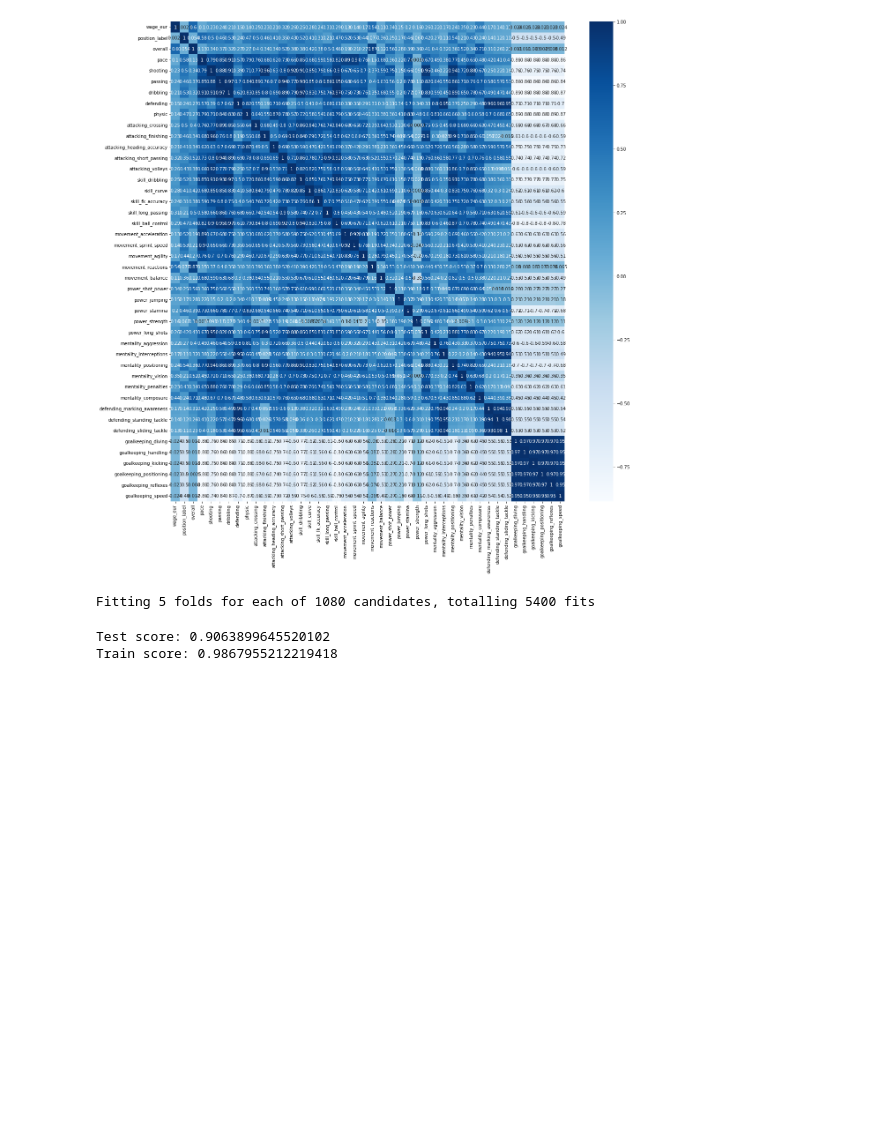
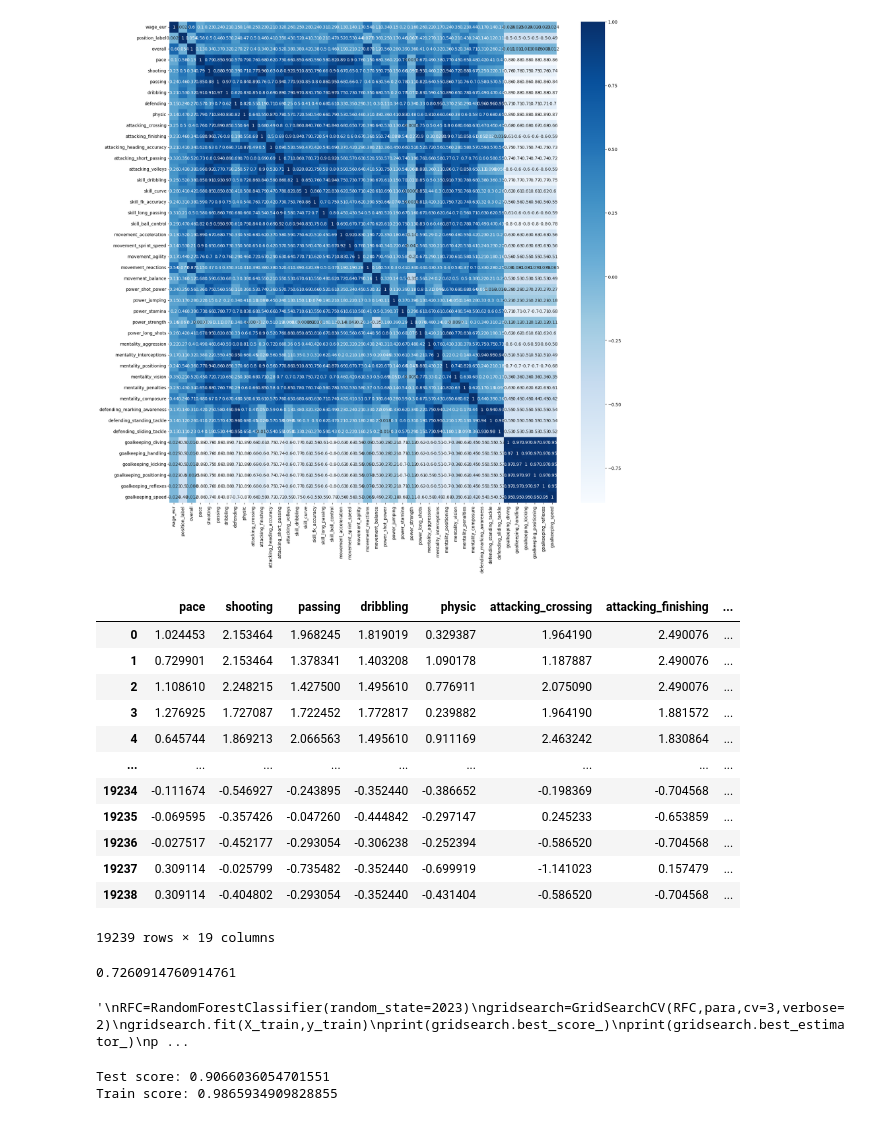
Before and after one commit to louisexpc/FIFA22-machine-learning, a Jupyter notebook: final_project.ipynb, the cells around one changed output. Cells and saved outputs as stored; diff of their text form; code cells hidden in the pictures; blank space fills up the shorter version.

```diff
--- a/final_project.ipynb
+++ b/final_project.ipynb
@@ -267,41 +273,78 @@ Position:  Index(['position_label', 'pace', 'shooting', 'passing', 'dribbling',
 # %%
 #position classification
 from sklearn.ensemble import RandomForestClassifier
 from sklearn.model_selection import GridSearchCV, train_test_split
+from sklearn.preprocessing import StandardScaler
 index=['pace', 'shooting', 'passing', 'dribbling', 'physic',
        'attacking_crossing', 'attacking_finishing', 'skill_dribbling',
        'skill_ball_control', 'movement_acceleration', 'movement_sprint_speed',
        'power_stamina', 'mentality_positioning', 'goalkeeping_diving',
        'goalkeeping_handling', 'goalkeeping_kicking',
        'goalkeeping_positioning', 'goalkeeping_reflexes', 'goalkeeping_speed']
-para={"max_features":["log2","sqrt"],"n_estimators":range(100,1000,100),"criterion":["gini", "entropy", "log_loss"],"max_depth":range(1,100,5)}
+para={"max_features":["log2","sqrt"],"n_estimators":range(500,1000,100),"criterion":["gini", "entropy", "log_loss"],"max_depth":range(1,101,20)}#,"max_depth":range(1,101,20)
 y=players_22['position_label']
 x=players_22[index].fillna(0)
-X_train,X_test,y_train,y_test=train_test_split(x,y,train_size=0.8,random_state=2023,shuffle=True)
+scaler = StandardScaler()
+x_standard=pd.DataFrame(scaler.fit_transform(x),columns=x.columns)
+display(x_standard)
+X_train,X_test,y_train,y_test=train_test_split(x_standard,y,train_size=0.8,random_state=2023,shuffle=True)
+RFC=RandomForestClassifier(n_estimators=700,max_features='log2',criterion='gini',random_state=2023)
+RFC.fit(X_train,y_train)
+print(RFC.score(X_test,y_test))
+
+'''
+#Grid search
+#First train:
 RFC=RandomForestClassifier(random_state=2023)
-gridsearch=GridSearchCV(RFC,para,cv=5,verbose=1)
+gridsearch=GridSearchCV(RFC,para,cv=3,verbose=2)
 gridsearch.fit(X_train,y_train)
 print(gridsearch.best_score_)
 print(gridsearch.best_estimator_)
 print(gridsearch.best_params_)
 #print("Test score:",RFC.score(X_test,y_test))
 #print("Train score:",RFC.score(X_train,y_train))
+
+Score:0.7363396974748347
+Parameter: RandomForestClassifier(max_features='log2', n_estimators=700, random_state=2023)
+{'criterion': 'gini', 'max_features': 'log2', 'n_estimators': 700
+
+#Second train:
+Score:0.7322463984224115
+Parameter:RandomForestClassifier(max_depth=21, max_features='log2', n_estimators=700,
+                       random_state=2023)
+{'criterion': 'gini', 'max_depth': 21, 'max_features': 'log2', 'n_estimators': 700}
+'''
 # %% [output]
+|  | pace | shooting | passing | dribbling | physic | attacking_crossing | attacking_finishing | ... |
+| 0 | 1.024453 | 2.153464 | 1.968245 | 1.819019 | 0.329387 | 1.964190 | 2.490076 | ... |
+| 1 | 0.729901 | 2.153464 | 1.378341 | 1.403208 | 1.090178 | 1.187887 | 2.490076 | ... |
+| 2 | 1.108610 | 2.248215 | 1.427500 | 1.495610 | 0.776911 | 2.075090 | 2.490076 | ... |
+| 3 | 1.276925 | 1.727087 | 1.722452 | 1.772817 | 0.239882 | 1.964190 | 1.881572 | ... |
+| 4 | 0.645744 | 1.869213 | 2.066563 | 1.495610 | 0.911169 | 2.463242 | 1.830864 | ... |
+| ... | ... | ... | ... | ... | ... | ... | ... | ... |
+| 19234 | -0.111674 | -0.546927 | -0.243895 | -0.352440 | -0.386652 | -0.198369 | -0.704568 | ... |
+| 19235 | -0.069595 | -0.357426 | -0.047260 | -0.444842 | -0.297147 | 0.245233 | -0.653859 | ... |
+| 19236 | -0.027517 | -0.452177 | -0.293054 | -0.306238 | -0.252394 | -0.586520 | -0.704568 | ... |
+| 19237 | 0.309114 | -0.025799 | -0.735482 | -0.352440 | -0.699919 | -1.141023 | 0.157479 | ... |
+| 19238 | 0.309114 | -0.404802 | -0.293054 | -0.352440 | -0.431404 | -0.586520 | -0.704568 | ... |
-Fitting 5 folds for each of 1080 candidates, totalling 5400 fits
+19239 rows × 19 columns
+0.7260914760914761
+'\nRFC=RandomForestClassifier(random_state=2023)\ngridsearch=GridSearchCV(RFC,para,cv=3,verbose=2)\ngridsearch.fit(X_train,y_train)\nprint(gridsearch.best_score_)\nprint(gridsearch.best_estimator_)\np ...
 # %%
-#wage regression
+#overall regression
 from sklearn.ensemble import RandomForestRegressor
-index=['attacking_crossing', 'attacking_short_passing',
+index=['wage_eur','attacking_crossing', 'attacking_short_passing',
        'skill_curve', 'skill_long_passing', 'skill_ball_control',
        'movement_reactions', 'power_shot_power', 'power_long_shots',
        'mentality_aggression', 'mentality_vision', 'mentality_composure']
 y=players_22['overall']
-x=players_22[index]
+x=players_22[index].fillna(0)
+
 X_train,X_test,y_train,y_test=train_test_split(x,y,train_size=0.8,random_state=2023,shuffle=True)
 RFR=RandomForestRegressor(n_estimators=100)
 RFR.fit(X_train,y_train)
 print("Test score:",RFR.score(X_test,y_test))
 print("Train score:",RFR.score(X_train,y_train))
 # %% [output]
-Test score: 0.9063899645520102
-Train score: 0.9867955212219418
+Test score: 0.9066036054701551
+Train score: 0.9865934909828855
```
Also changed, not shown: parts of 8 cells of this notebook, 2 other files.
